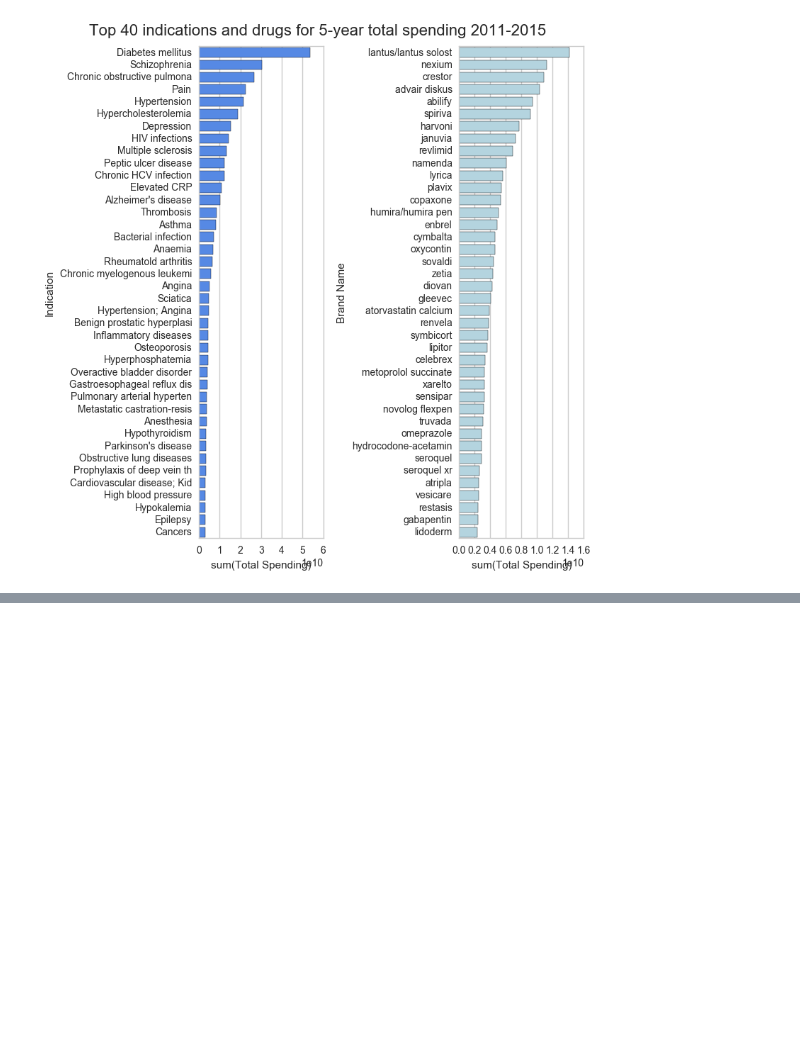
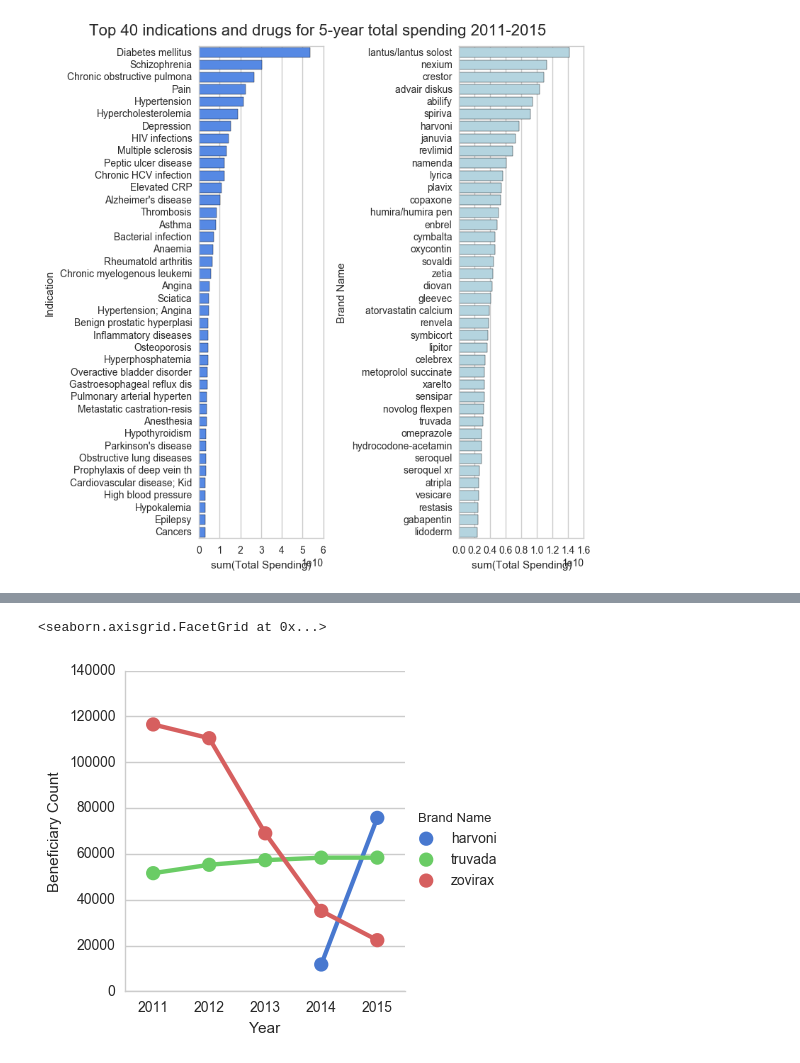
Before and after one commit to dariodata/medicare-drug-cost, a Jupyter notebook: plot_1_total_cost.ipynb, the cells around one changed output, grey strips where cells are left out. Drawn from its saved outputs; the diff is of its cells as text; code cells hidden in the pictures; blank space fills up the shorter version.

```diff
--- a/plot_1_total_cost.ipynb
+++ b/plot_1_total_cost.ipynb
@@ -74,2 +164,7 @@ sns.factorplot(x='Year', y='Total Spending', hue='Brand Name', data=data[data['B
 # %%
-sns.factorplot(x='Year', y='Beneficiary Count', hue='Brand Name', data=data[data['Brand Name'].isin(['TRUVADA ', 'ZOVIRAX ', 'TYSABRI ', 'HARVONI '])])
+sns.factorplot(x='Year', y='Beneficiary Count', hue='Brand Name', data=data[data['Brand Name'].isin(['truvada',
+                                                                                                  'zovirax',
+                                                                                                  'harvoni'])])
+# %% [output]
+<seaborn.axisgrid.FacetGrid at 0x...>
+[figure, added]
```
Also changed, not shown: parts of 12 cells of this notebook.
